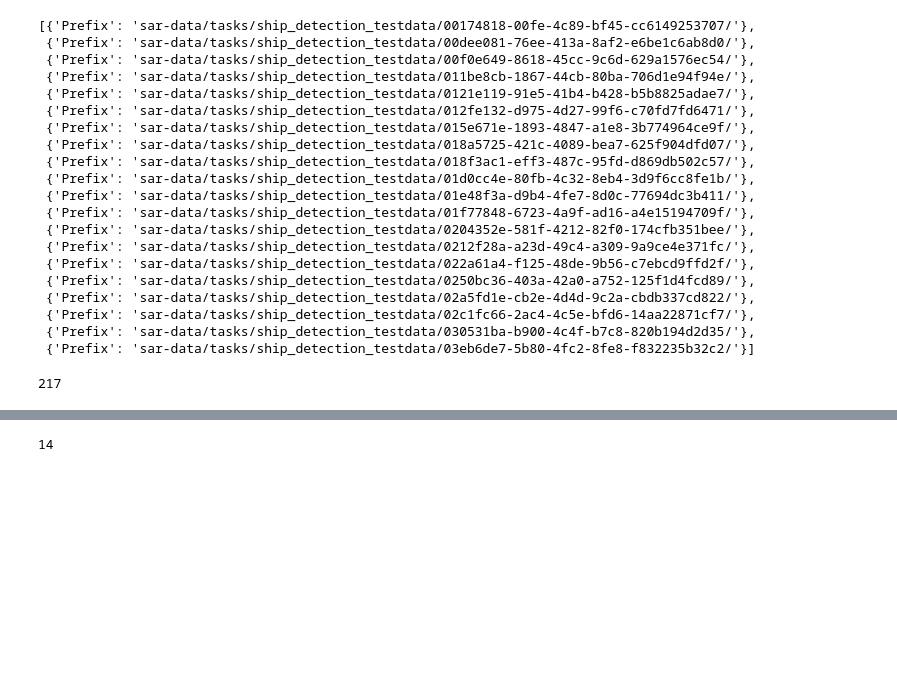
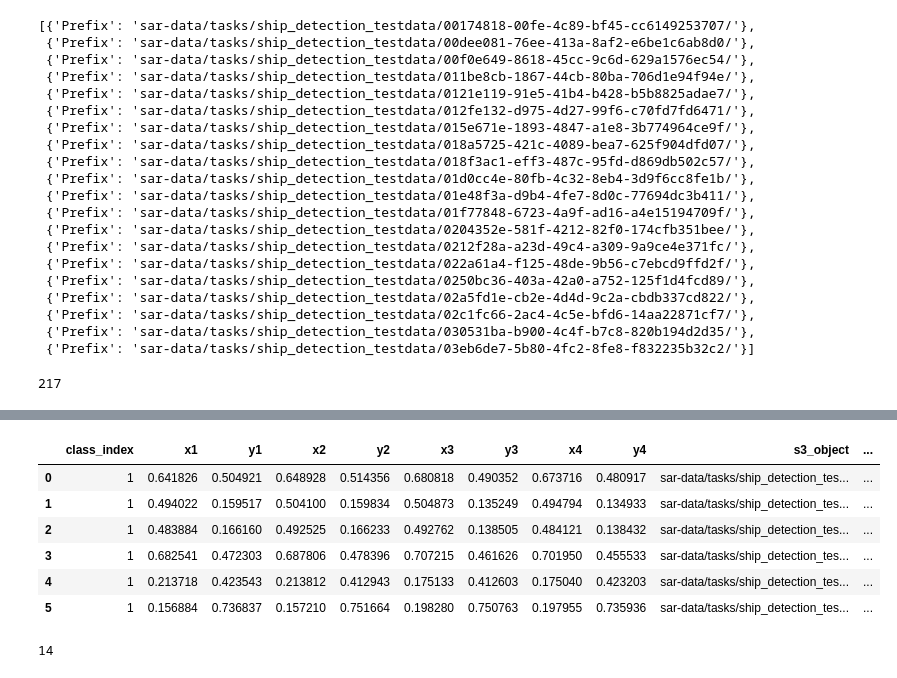
Before and after one commit to jtemplon/cuny-fall-2024, a Jupyter notebook: satellite-analysis-basics.ipynb, the cells around one changed output, grey strips where cells are left out. Saved outputs shown, nothing was run; the diff lists cells and outputs as text; code cells hidden in the pictures; blank space fills up the shorter version.

```diff
--- a/satellite-analysis-basics.ipynb
+++ b/satellite-analysis-basics.ipynb
@@ -109,6 +109,6 @@ files
 # %%
 # not a safe way to call the object_key, but we can generalize it later and this takes a long time because images are huge
-images = [ load_image_from_s3(UMBRA_BUCKET, f['Key']) for f in tif_files[:10] ]
+images = [ load_image_from_s3(UMBRA_BUCKET, f['Key']) for f in tif_files[:2] ]
 # %%
 yolo_results = process_images_with_yolo(model, images)
 # %% [output]
@@ -168,6 +160,16 @@ df = pd.concat(
         for i in images
     ]
 )
+# %%
+df
+# %% [output]
+|  | class_index | x1 | y1 | x2 | y2 | x3 | y3 | x4 | y4 | s3_object | ... |
+| 0 | 1 | 0.641826 | 0.504921 | 0.648928 | 0.514356 | 0.680818 | 0.490352 | 0.673716 | 0.480917 | sar-data/tasks/ship_detection_tes... | ... |
+| 1 | 1 | 0.494022 | 0.159517 | 0.504100 | 0.159834 | 0.504873 | 0.135249 | 0.494794 | 0.134933 | sar-data/tasks/ship_detection_tes... | ... |
+| 2 | 1 | 0.483884 | 0.166160 | 0.492525 | 0.166233 | 0.492762 | 0.138505 | 0.484121 | 0.138432 | sar-data/tasks/ship_detection_tes... | ... |
+| 3 | 1 | 0.682541 | 0.472303 | 0.687806 | 0.478396 | 0.707215 | 0.461626 | 0.701950 | 0.455533 | sar-data/tasks/ship_detection_tes... | ... |
+| 4 | 1 | 0.213718 | 0.423543 | 0.213812 | 0.412943 | 0.175133 | 0.412603 | 0.175040 | 0.423203 | sar-data/tasks/ship_detection_tes... | ... |
+| 5 | 1 | 0.156884 | 0.736837 | 0.157210 | 0.751664 | 0.198280 | 0.750763 | 0.197955 | 0.735936 | sar-data/tasks/ship_detection_tes... | ... |
 # %%
 len(df)
 # %% [output]
```
Also changed, not shown: parts of 3 cells of this notebook, 5 other files.
